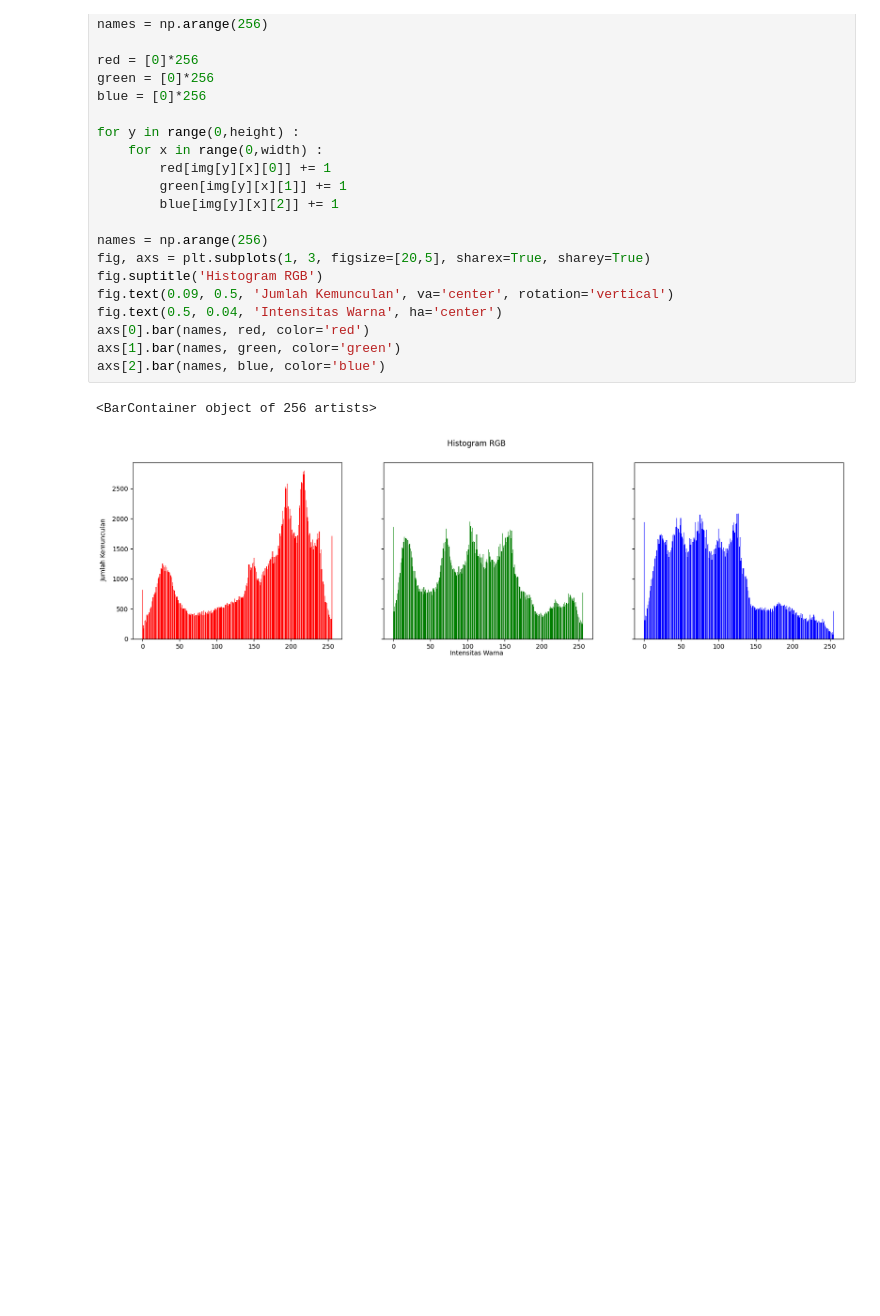
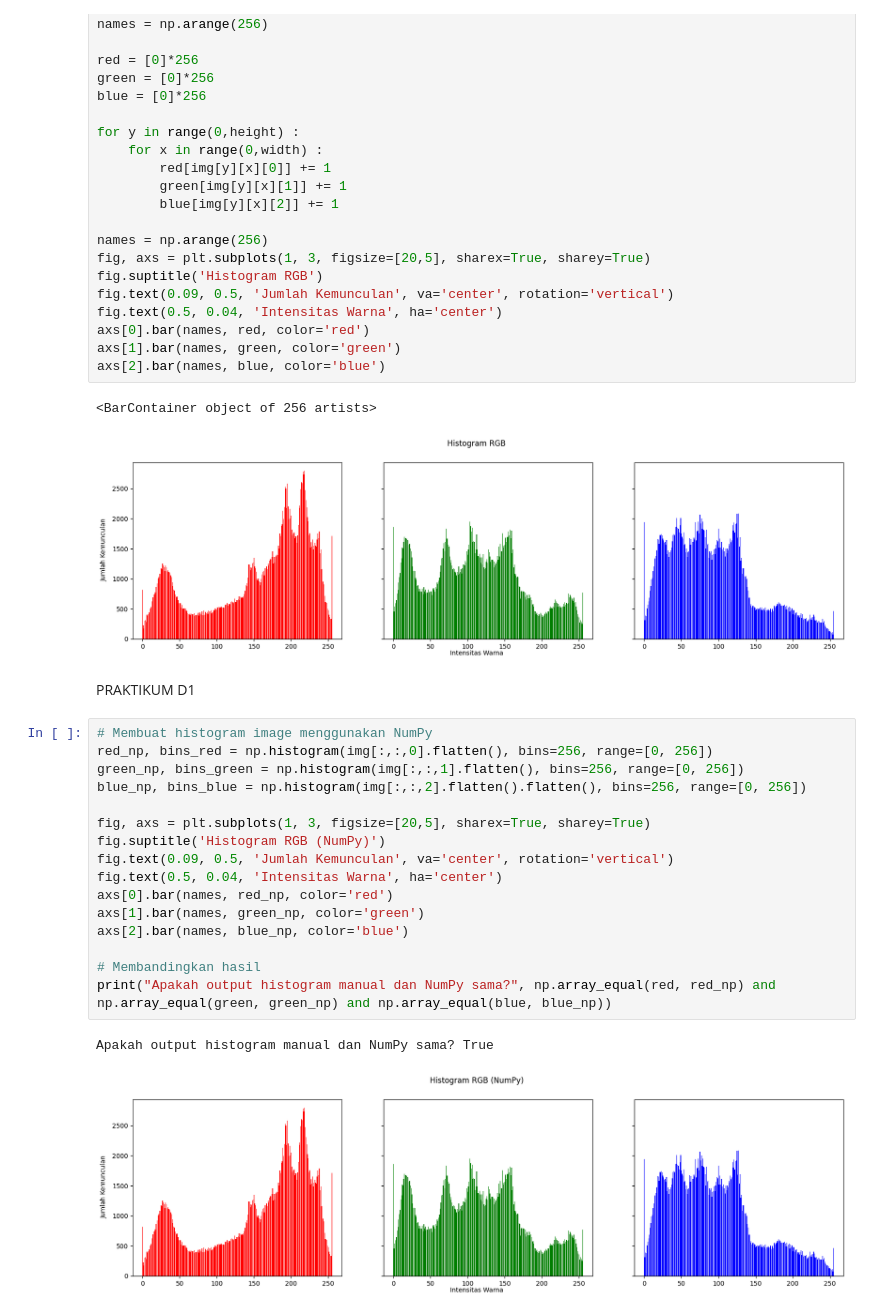
Before and after one commit to AJULUMEL/PCVK25_3F_07, a Jupyter notebook: WEEK5_07.ipynb, the cells around one changed output. Saved outputs shown, nothing was run; the diff lists cells and outputs as text; blank space fills up the shorter version.

```diff
--- a/WEEK5_07.ipynb
+++ b/WEEK5_07.ipynb
@@ -51,3 +51,24 @@ axs[2].bar(names, blue, color='blue')
 # %% [output]
 <BarContainer object of 256 artists>
 [figure]
+# %% [markdown]
+PRAKTIKUM D1
+# %%
+# Membuat histogram image menggunakan NumPy
+red_np, bins_red = np.histogram(img[:,:,0].flatten(), bins=256, range=[0, 256])
+green_np, bins_green = np.histogram(img[:,:,1].flatten(), bins=256, range=[0, 256])
+blue_np, bins_blue = np.histogram(img[:,:,2].flatten().flatten(), bins=256, range=[0, 256])
+
+fig, axs = plt.subplots(1, 3, figsize=[20,5], sharex=True, sharey=True)
+fig.suptitle('Histogram RGB (NumPy)')
+fig.text(0.09, 0.5, 'Jumlah Kemunculan', va='center', rotation='vertical')
+fig.text(0.5, 0.04, 'Intensitas Warna', ha='center')
+axs[0].bar(names, red_np, color='red')
+axs[1].bar(names, green_np, color='green')
+axs[2].bar(names, blue_np, color='blue')
+
+# Membandingkan hasil
+print("Apakah output histogram manual dan NumPy sama?", np.array_equal(red, red_np) and np.array_equal(green, green_np) and np.array_equal(blue, blue_np))
+# %% [output]
+Apakah output histogram manual dan NumPy sama? True
+[figure, added]
```
Also changed, not shown: parts of 1 cell of this notebook.
